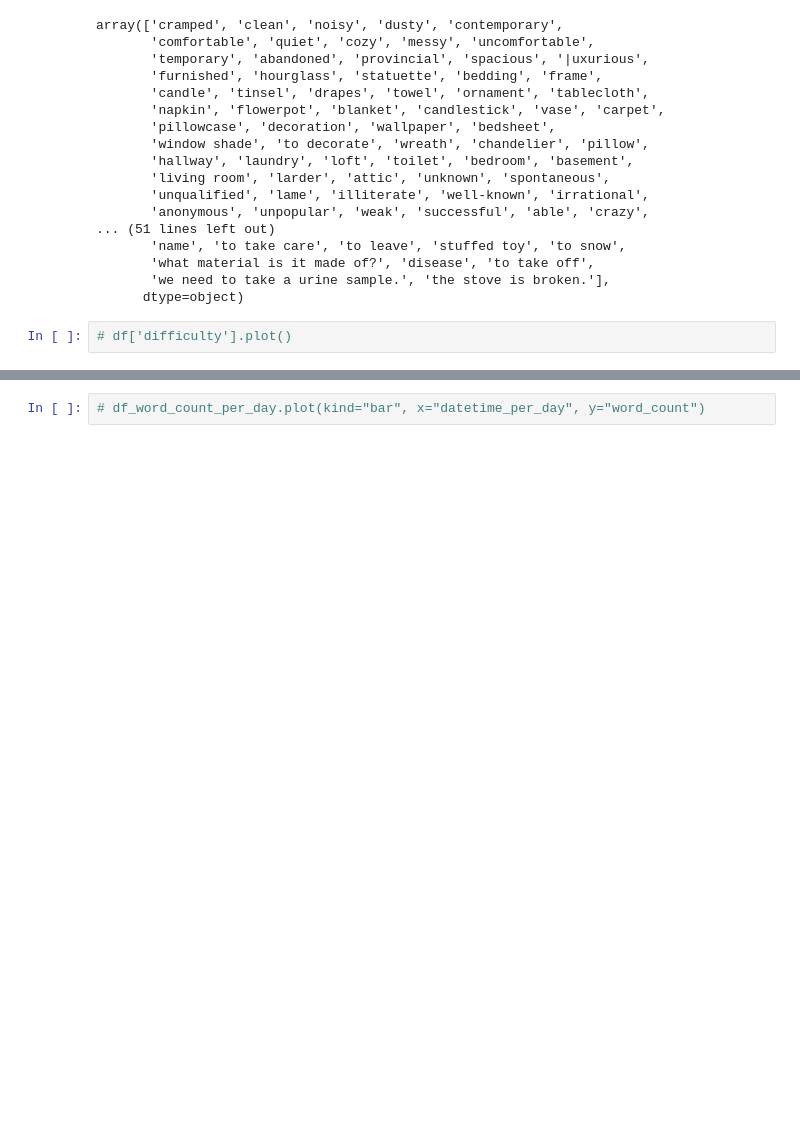
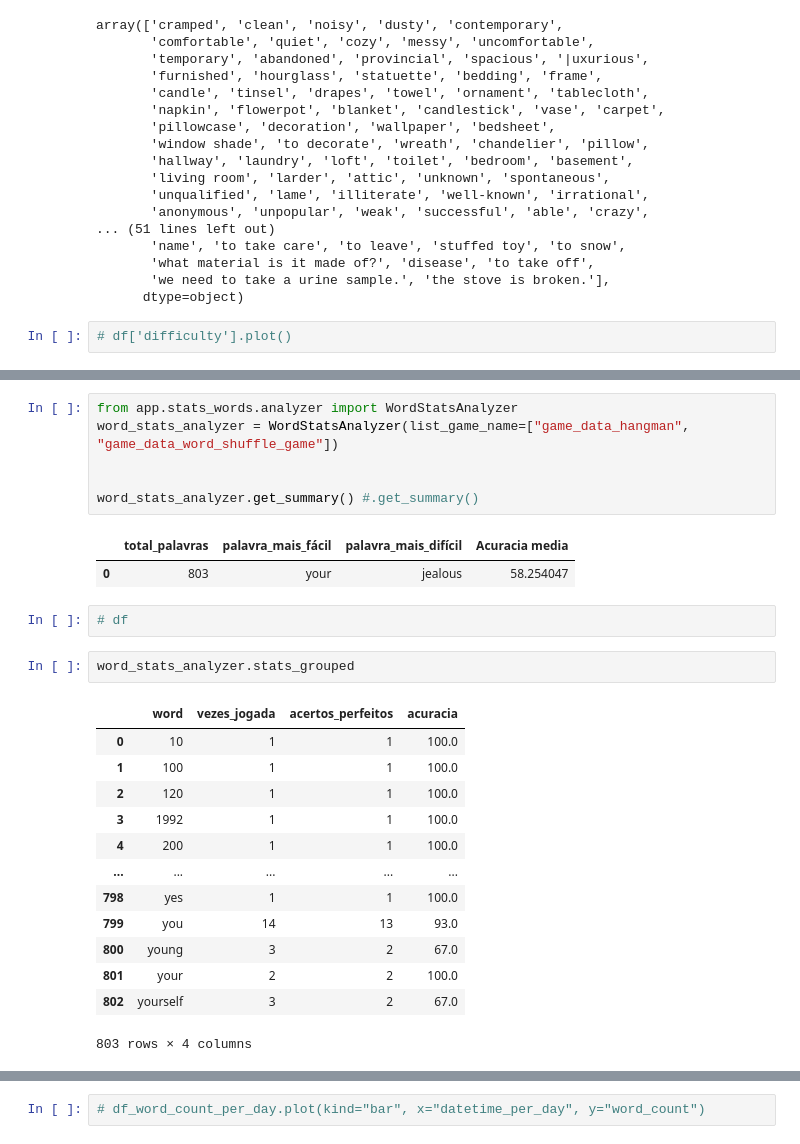
Before and after one commit to GuilhermeBranddao/fast-english, a Jupyter notebook: app/stats_words/generate_statistc.ipynb, the cells around one changed output, grey strips where cells are left out. Cells and saved outputs as stored; diff of their text form; blank space fills up the shorter version.

```diff
--- a/app/new_features/new_features/generate_statistc.ipynb
+++ b/app/stats_words/generate_statistc.ipynb
@@ -215,0 +190,27 @@ array(['cramped', 'clean', 'noisy', 'dusty', 'contemporary',
+# %%
+from app.stats_words.analyzer import WordStatsAnalyzer
+word_stats_analyzer = WordStatsAnalyzer(list_game_name=["game_data_hangman", "game_data_word_shuffle_game"])
+
+
+word_stats_analyzer.get_summary() #.get_summary()
+# %% [output]
+|  | total_palavras | palavra_mais_fácil | palavra_mais_difícil | Acuracia media |
+| 0 | 803 | your | jealous | 58.254047 |
+# %%
+# df
+# %%
+word_stats_analyzer.stats_grouped
+# %% [output]
+|  | word | vezes_jogada | acertos_perfeitos | acuracia |
+| 0 | 10 | 1 | 1 | 100.0 |
+| 1 | 100 | 1 | 1 | 100.0 |
+| 2 | 120 | 1 | 1 | 100.0 |
+| 3 | 1992 | 1 | 1 | 100.0 |
+| 4 | 200 | 1 | 1 | 100.0 |
+| ... | ... | ... | ... | ... |
+| 798 | yes | 1 | 1 | 100.0 |
+| 799 | you | 14 | 13 | 93.0 |
+| 800 | young | 3 | 2 | 67.0 |
+| 801 | your | 2 | 2 | 100.0 |
+| 802 | yourself | 3 | 2 | 67.0 |
+803 rows × 4 columns
```
Also changed, not shown: parts of 12 cells of this notebook, 9 other files.
